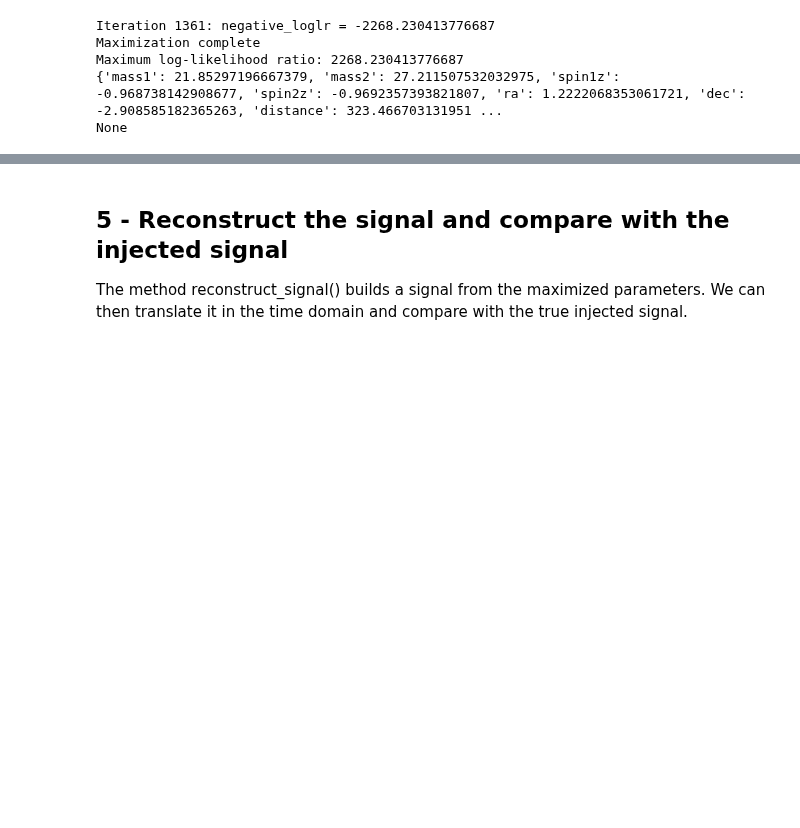
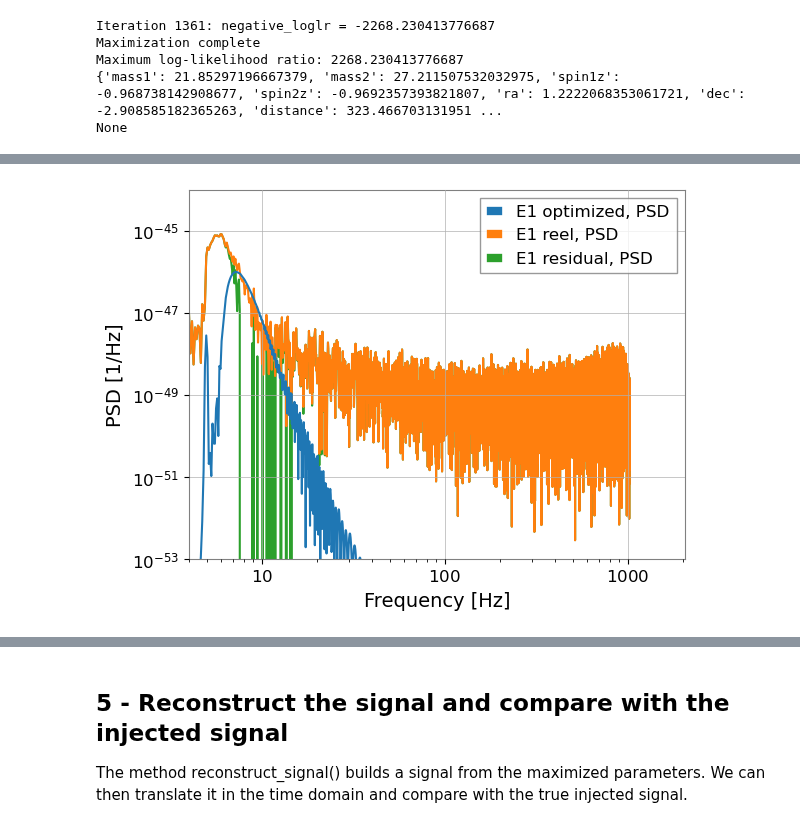
Before and after one commit to Glorieux-Victor/Internship_Victor_CBC_ET, a Jupyter notebook: code_Adrian/MLE_pipeline/src/test_likelihood_modif.ipynb, the cells around one changed output, grey strips where cells are left out. Saved outputs shown, nothing was run; the diff lists cells and outputs as text; code cells hidden in the pictures; blank space fills up the shorter version.

```diff
--- a/code_Adrian/MLE_pipeline/src/test_likelihood_modif.ipynb
+++ b/code_Adrian/MLE_pipeline/src/test_likelihood_modif.ipynb
@@ -300,3 +321,5 @@ comparison_signals(model,signal_reconstructed_t,data,residual,save_fig=False)
 # %%
-comparison_freq(opti_cut,reel_cut,residual,psd_opti,psd_reel,psd_res)
+comparison_freq(opti_cut,reel_cut,residual,ifo = 'E1')
+# %% [output]
+[figure, added]
 # %%
```
Also changed, not shown: parts of 14 cells of this notebook, 3 other files.
